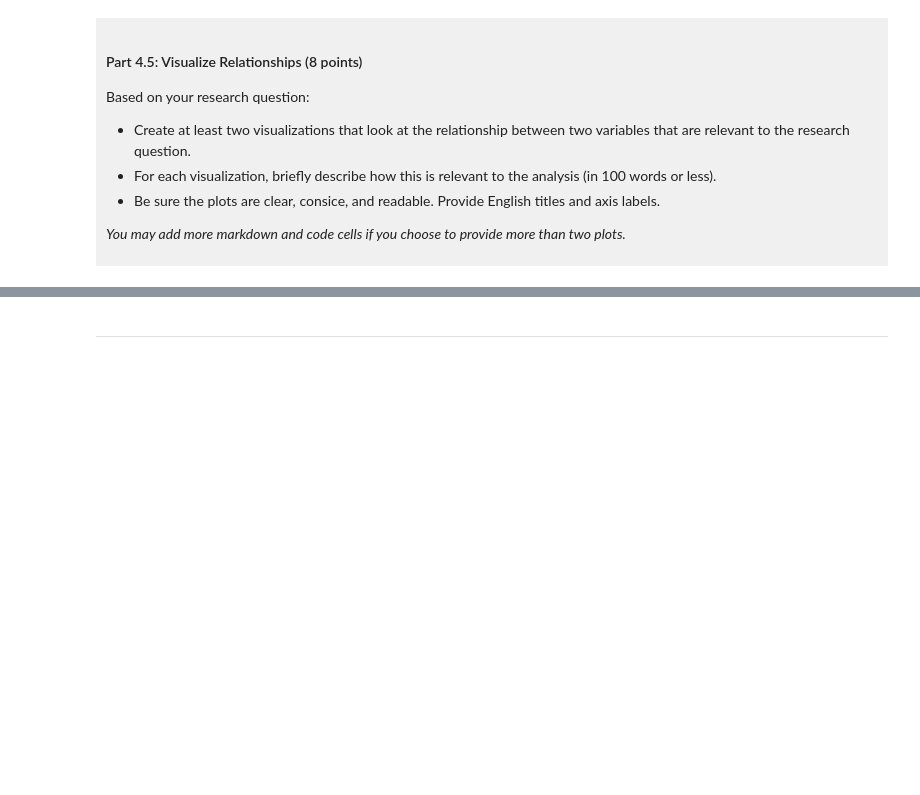
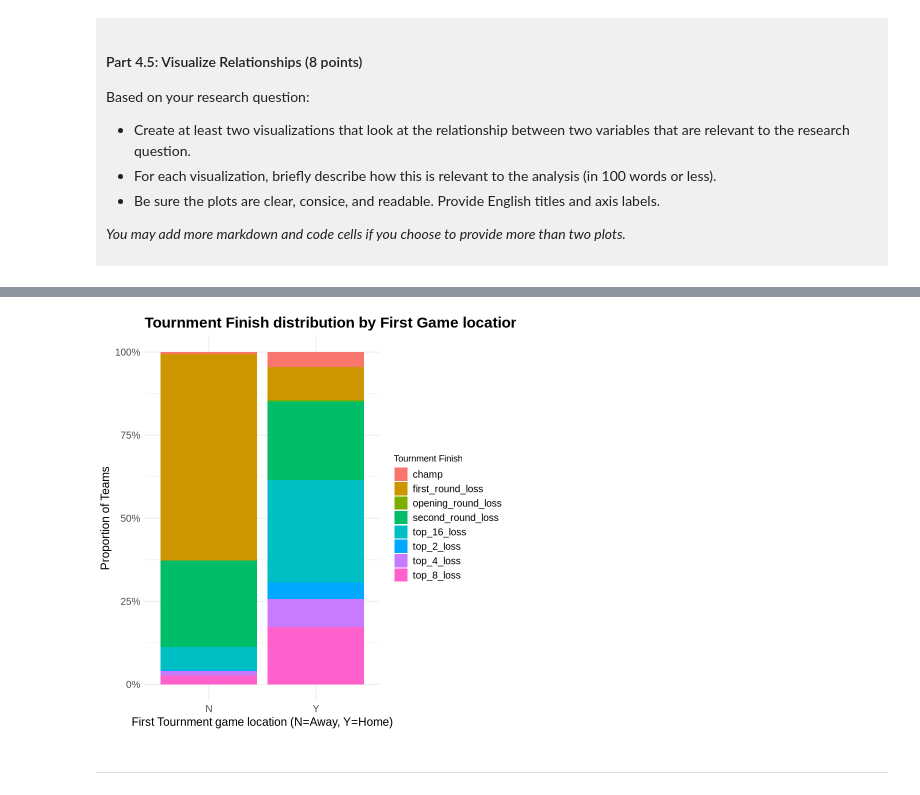
Before and after one commit to yemyatyaungsinCarson/dsci-100-project-ymys-carson, a Jupyter notebook: dsci-100-project-notebook.ipynb, the cells around one changed output, grey strips where cells are left out. Saved outputs shown, nothing was run; the diff lists cells and outputs as text; code cells hidden in the pictures; blank space fills up the shorter version.

```diff
--- a/dsci-100-project-notebook.ipynb
+++ b/dsci-100-project-notebook.ipynb
@@ -281,5 +455,24 @@ Visualization 2: %%% EDIT THIS MARKDOWN CELL%%%
 # %%
-### EDIT THIS CODE CELL FOR VISUALIZATION 2###
+#compare tournment finish proportions by first game location
+
+ggplot(tidy_march_madness, aes(x= first_game_at_home, fill=tourney_finish))+
+    geom_bar(position="fill") +
+    labs(
+        title="Tournment Finish distribution by First Game location",
+        x="First Tournment game location (N=Away, Y=Home)",
+        y="Proportion of Teams",
+        fill="Tournment Finish")+
+scale_y_continuous(labels= scales::percent)+
+theme_minimal()+
+theme(
+    plot.title = element_text(size = 18, face = "bold"),
+    axis.title = element_text(size = 14),
+    axis.text = element_text(size = 12),
+    legend.text = element_text(size = 12),
+    legend.title = element_text(size = 11)
+    )
+# %% [output]
+[figure, added]
 # %% [markdown]
 ------
 # %% [markdown]
```
Also changed, not shown: parts of 13 cells of this notebook.
